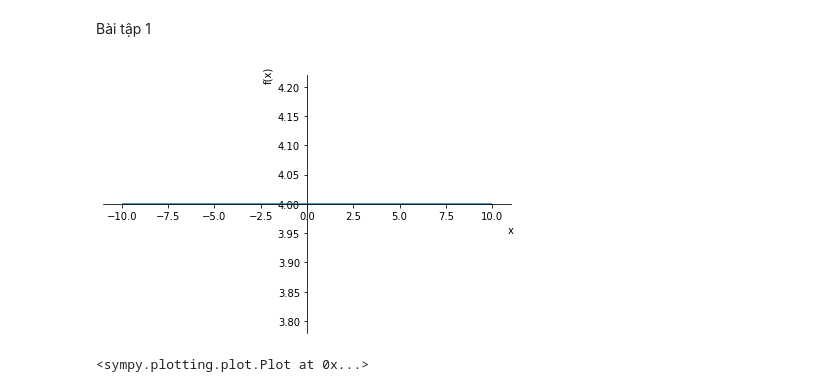
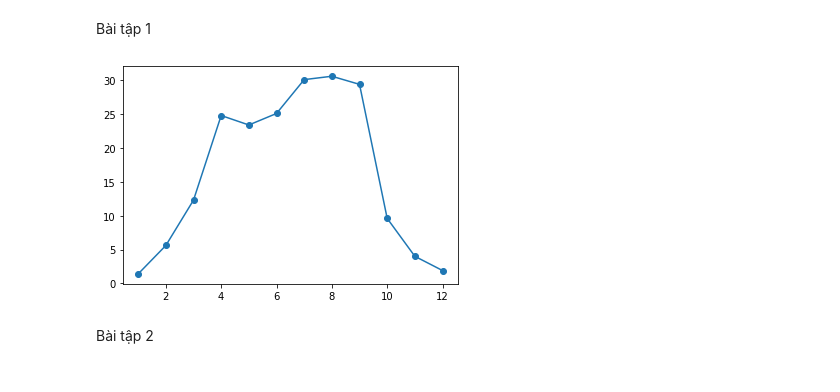
Before and after one commit to leminhquan2809/ThuchanhToanCC, a Jupyter notebook: Chương_2.ipynb, the cells around one changed output. Cells and saved outputs as stored; diff of their text form; code cells hidden in the pictures.

```diff
--- a/Chương_2.ipynb
+++ b/Chương_2.ipynb
@@ -267,9 +267,13 @@ sympy.plot(f, (x, -5, 5))
 # Bài tập chương 2
 # %% [markdown]
 Bài tập 1
-# %%
-import sympy
-sympy.plot(4)
-# %% [output]
-[figure, removed]
-<sympy.plotting.plot.Plot at 0x...>
+# %%
+thang = range(1,13)
+luongmua = [1.4, 5.6, 12.3, 24.8, 23.4, 25.1, 30.1, 30.6, 29.4, 9.6, 4, 1.9]
+from pylab import plot, show
+plot(thang, luongmua, marker='o')
+show()
+# %% [output]
+[figure, added]
+# %% [markdown]
+Bài tập 2
```
Also changed, not shown: parts of 1 cell of this notebook.
